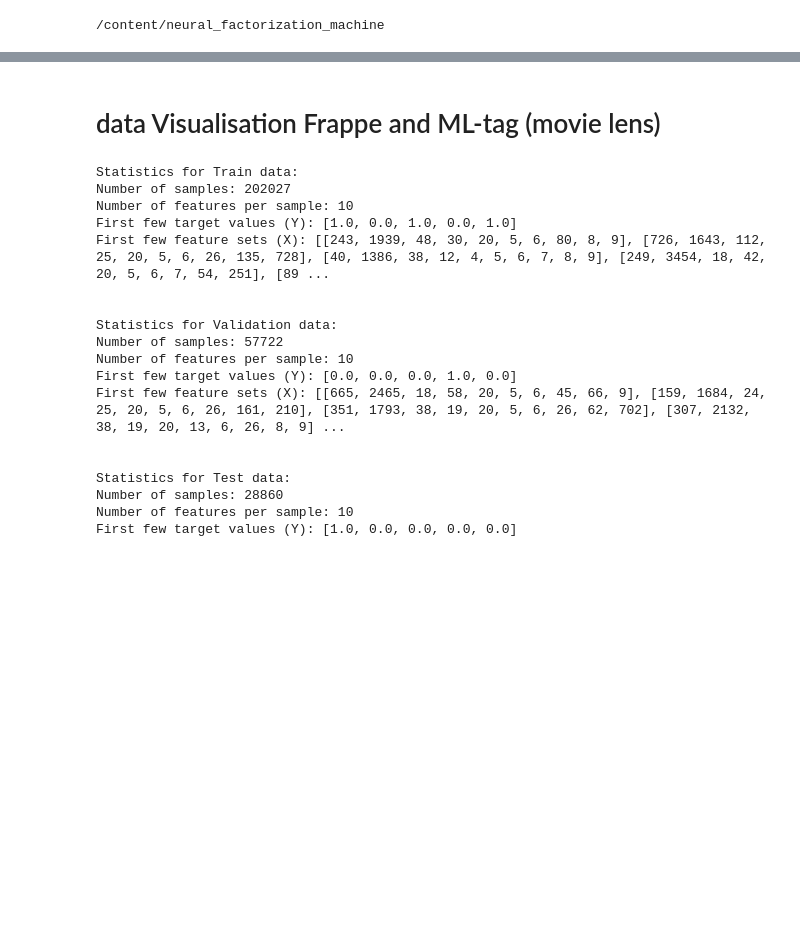
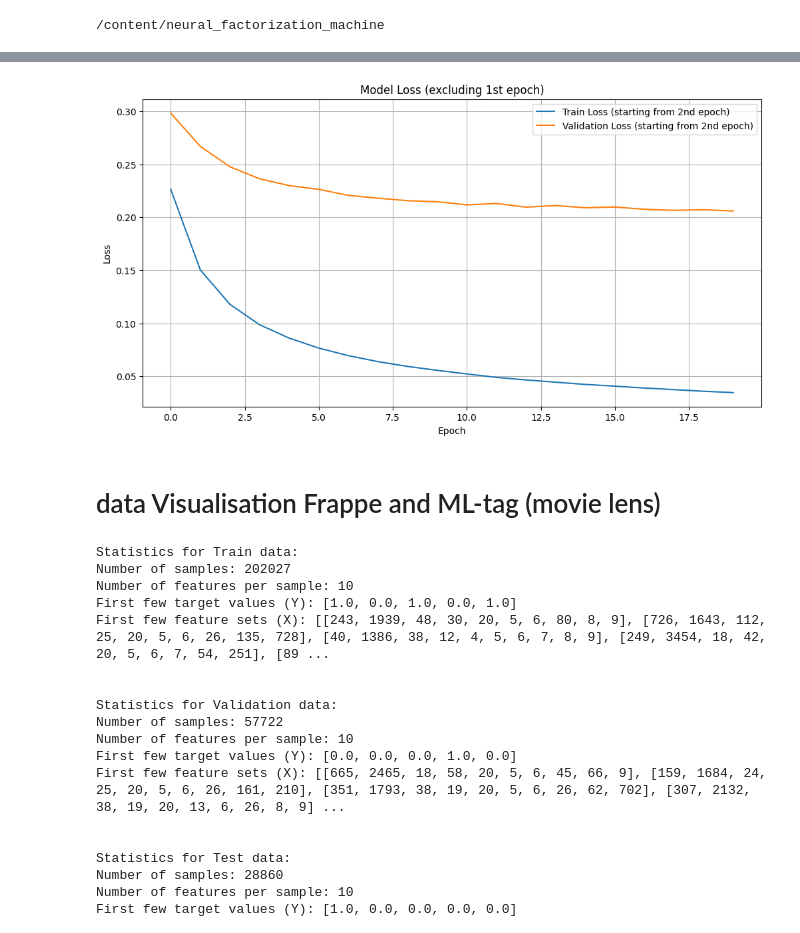
Before and after one commit to MarsImmortal/neural_factorization_machine, a Jupyter notebook: NFM.ipynb, the cells around one changed output, grey strips where cells are left out. Saved outputs shown, nothing was run; the diff lists cells and outputs as text; code cells hidden in the pictures; blank space fills up the shorter version.

```diff
--- a/NFM.ipynb
+++ b/NFM.ipynb
@@ -311,3 +439,21 @@ model = load_model('neural_fm_model.keras', custom_objects={'NeuralFM': NeuralFM
+# %%
+# After training is complete, modify the history to ignore the first epoch
+# Get the loss values starting from the second epoch
+train_loss = history.history['loss'][1:]
+val_loss = history.history['val_loss'][1:]
+
+# Plot the training & validation loss values starting from the second epoch
+plt.figure(figsize=(12, 6))
+plt.plot(train_loss, label='Train Loss (starting from 2nd epoch)')
+plt.plot(val_loss, label='Validation Loss (starting from 2nd epoch)')
+plt.title('Model Loss (excluding 1st epoch)')
+plt.xlabel('Epoch')
+plt.ylabel('Loss')
+plt.legend(loc='upper right')
+plt.grid(True)
+plt.show()
+# %% [output]
+[figure, added]
 # %%
 import tensorflow as tf
 from tensorflow.keras.layers import Embedding, Dense, Dropout
```
Also changed, not shown: parts of 9 cells of this notebook.
